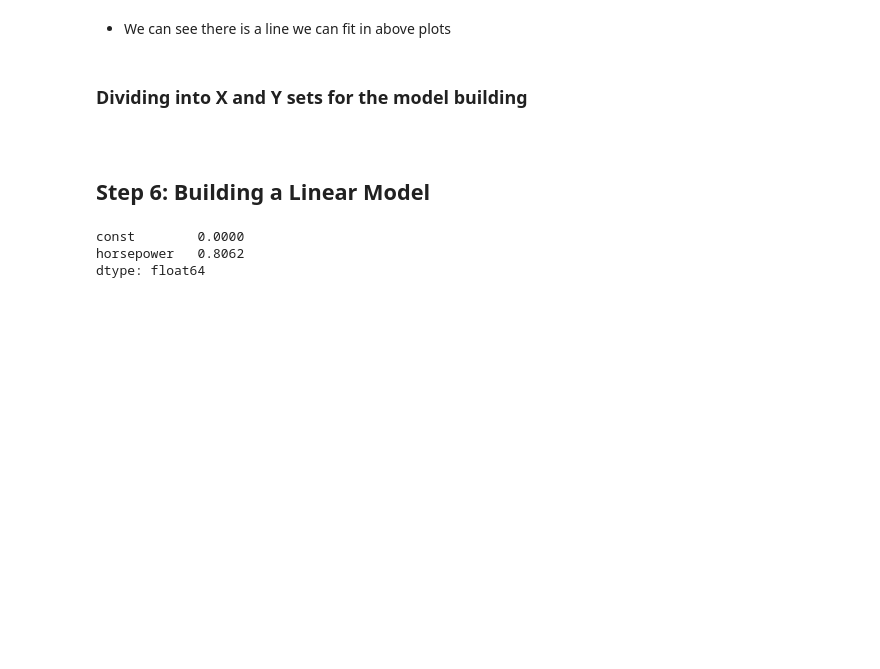
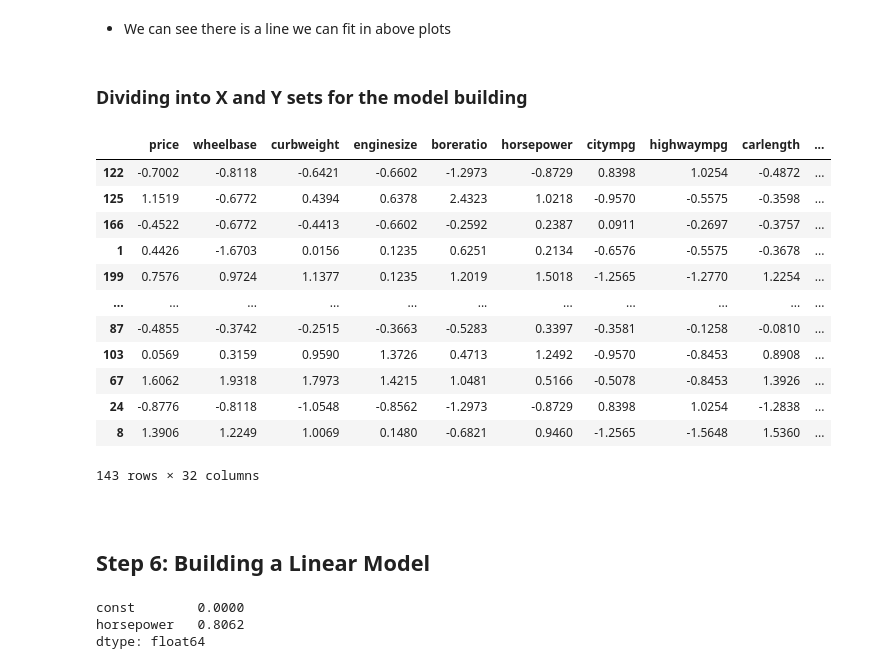
Before and after one commit to ravitejajasti/car-price-prediction, a Jupyter notebook: carprice-prediction-mlr-rfe-vif.ipynb, the cells around one changed output. Cells and saved outputs as stored; diff of their text form; code cells hidden in the pictures; blank space fills up the shorter version.

```diff
--- a/carprice-prediction-mlr-rfe-vif.ipynb
+++ b/carprice-prediction-mlr-rfe-vif.ipynb
@@ -586,5 +619,21 @@ plt.subplots_adjust(hspace=0.5)
 - We can see there is a line we can fit in above plots
 # %% [markdown]
 ### Dividing into X and Y sets for the model building
+# %%
+df_train
+# %% [output]
+|  | price | wheelbase | curbweight | enginesize | boreratio | horsepower | citympg | highwaympg | carlength | ... |
+| 122 | -0.7002 | -0.8118 | -0.6421 | -0.6602 | -1.2973 | -0.8729 | 0.8398 | 1.0254 | -0.4872 | ... |
+| 125 | 1.1519 | -0.6772 | 0.4394 | 0.6378 | 2.4323 | 1.0218 | -0.9570 | -0.5575 | -0.3598 | ... |
+| 166 | -0.4522 | -0.6772 | -0.4413 | -0.6602 | -0.2592 | 0.2387 | 0.0911 | -0.2697 | -0.3757 | ... |
+| 1 | 0.4426 | -1.6703 | 0.0156 | 0.1235 | 0.6251 | 0.2134 | -0.6576 | -0.5575 | -0.3678 | ... |
+| 199 | 0.7576 | 0.9724 | 1.1377 | 0.1235 | 1.2019 | 1.5018 | -1.2565 | -1.2770 | 1.2254 | ... |
+| ... | ... | ... | ... | ... | ... | ... | ... | ... | ... | ... |
+| 87 | -0.4855 | -0.3742 | -0.2515 | -0.3663 | -0.5283 | 0.3397 | -0.3581 | -0.1258 | -0.0810 | ... |
+| 103 | 0.0569 | 0.3159 | 0.9590 | 1.3726 | 0.4713 | 1.2492 | -0.9570 | -0.8453 | 0.8908 | ... |
+| 67 | 1.6062 | 1.9318 | 1.7973 | 1.4215 | 1.0481 | 0.5166 | -0.5078 | -0.8453 | 1.3926 | ... |
+| 24 | -0.8776 | -0.8118 | -1.0548 | -0.8562 | -1.2973 | -0.8729 | 0.8398 | 1.0254 | -1.2838 | ... |
+| 8 | 1.3906 | 1.2249 | 1.0069 | 0.1480 | -0.6821 | 0.9460 | -1.2565 | -1.5648 | 1.5360 | ... |
+143 rows × 32 columns
 # %%
 y_train = df_train.pop('price')
```
Also changed, not shown: parts of 32 cells of this notebook.
